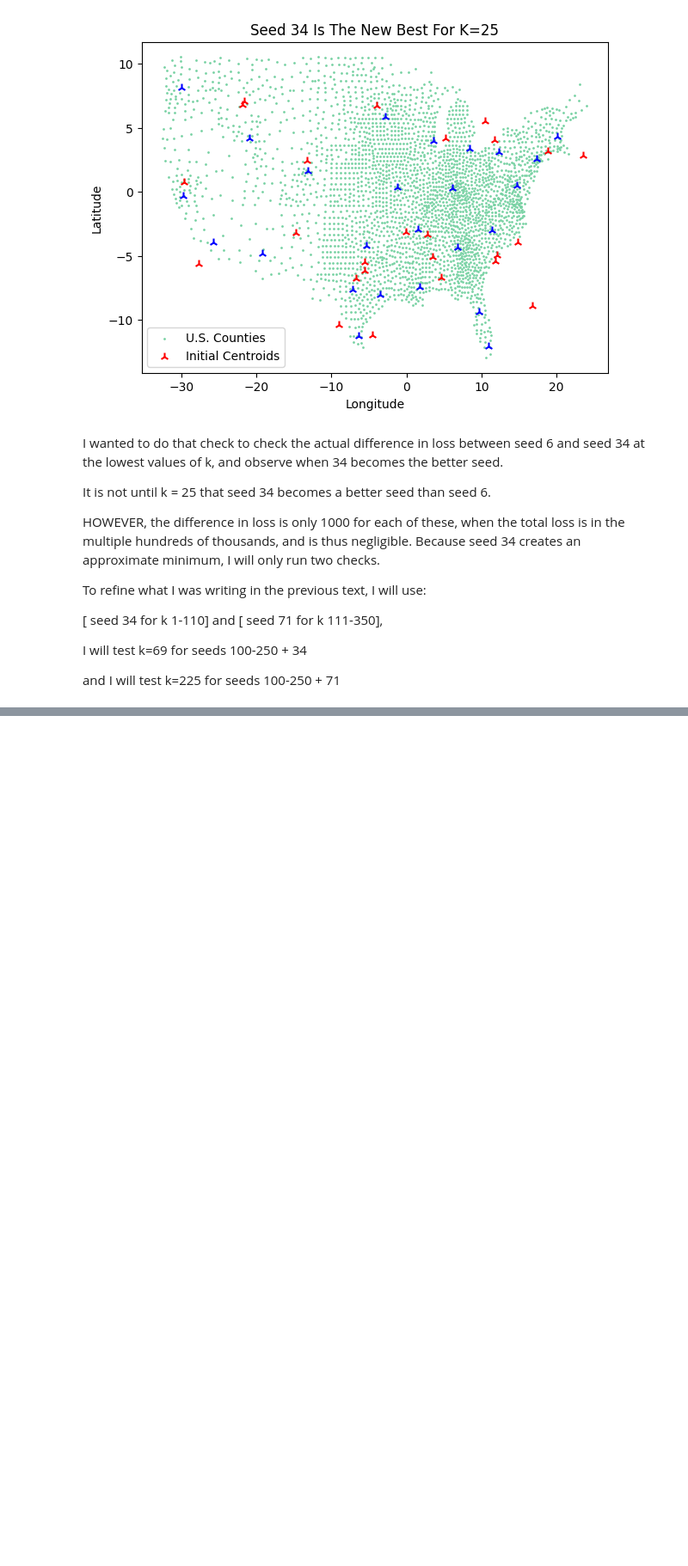
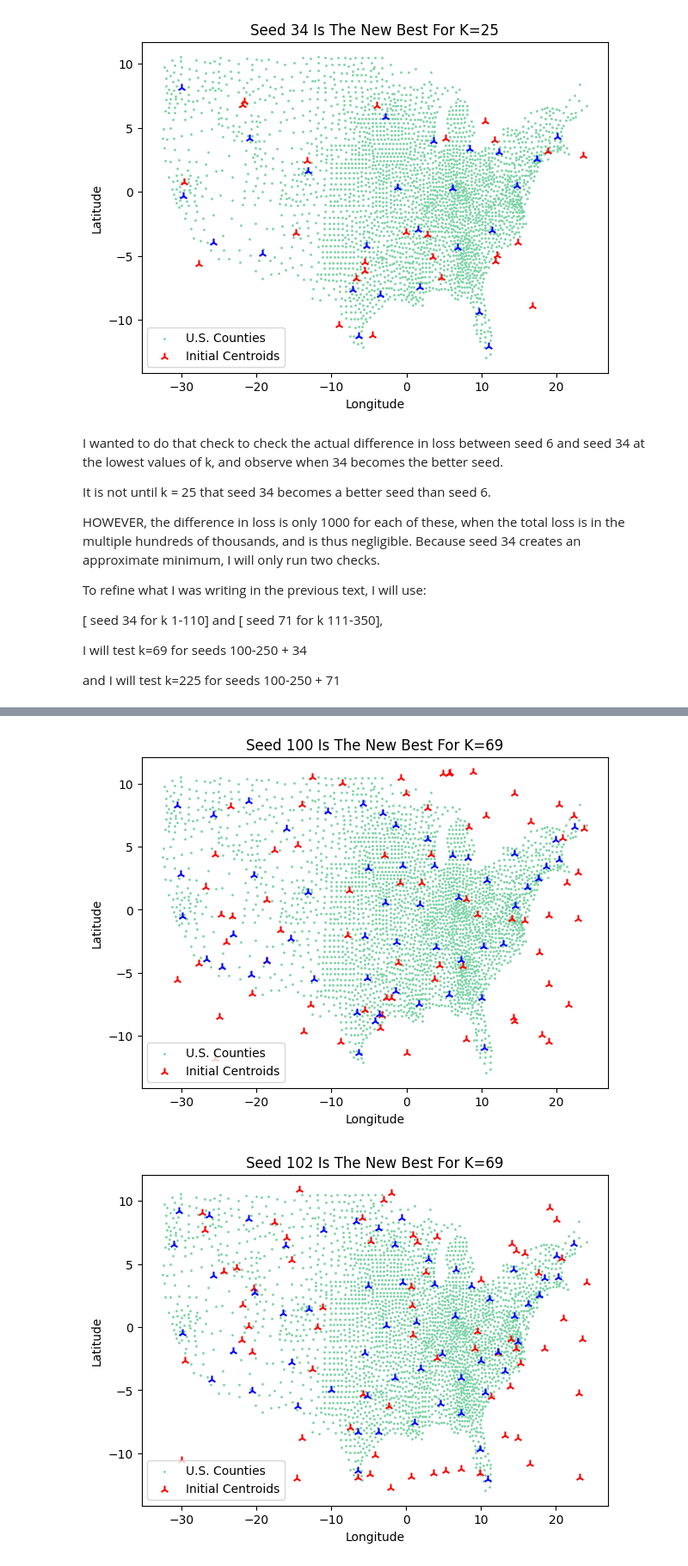
Before and after one commit to Tyrowo/county-population-clustering, a Jupyter notebook: K-Means Clustering.ipynb, the cells around one changed output, grey strips where cells are left out. Shown at 86% size. Saved outputs shown, nothing was run; the diff lists cells and outputs as text; code cells hidden in the pictures; blank space fills up the shorter version.

```diff
--- a/K-Means Clustering.ipynb
+++ b/K-Means Clustering.ipynb
@@ -896,12 +896,11 @@ more_seed_checking = [69, 225]
 r = [i for i in range(100, 251)]
 r_69 = r + [34]
 r_225 = r + [71]
-idx_69 = [i for i in range(100, 251)]
-idx_69.append(34)
-idx_225 = [i for i in range(100, 251)]
-idx_225.append(71)
-idx = idx_69 + idx_225
+idx = []
+idx.append(r_69)
+idx.append(r_225)
 
+# print(idx)
 k_best_seeds = []
 k_losses = []
 k_best_init_centroids = []
@@ -911,3 +910,4 @@ k_best_centroid_count = []
 
 k_means(69, r_69)
 k_means(225, r_225)
+# %% [output]
@@ -913,0 +931,2 @@ k_means(225, r_225)
+[figure, added]
+[figure, added]
```
Also changed, not shown: parts of 5 cells of this notebook.
